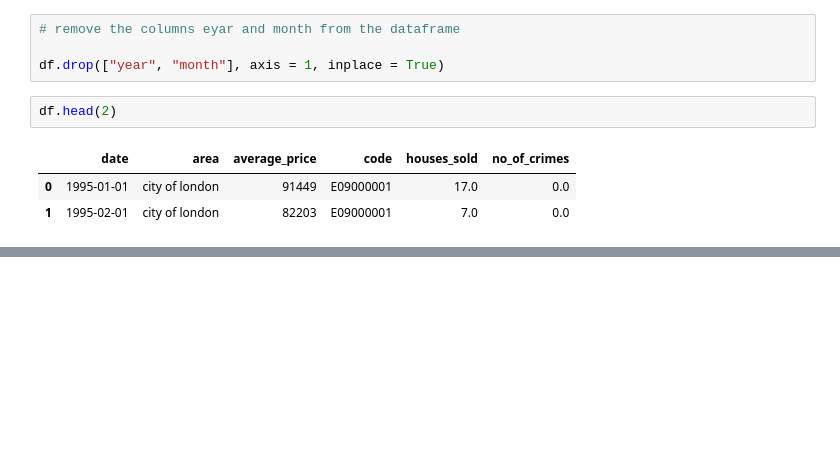
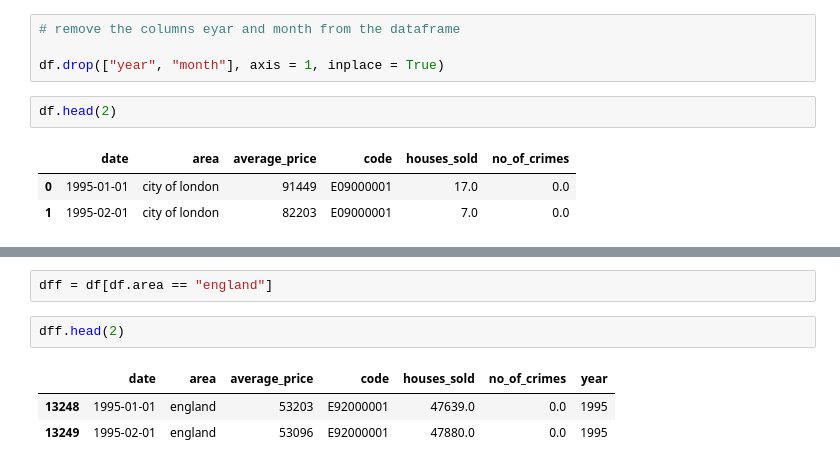
Before and after one commit to Tanay-Dwivedi/London-Housing-Data-Analysis, a Jupyter notebook: london_housing_data_analysis.ipynb, the cells around one changed output, grey strips where cells are left out. Drawn from its saved outputs; the diff is of its cells as text; blank space fills up the shorter version.

```diff
--- a/london_housing_data_analysis.ipynb
+++ b/london_housing_data_analysis.ipynb
@@ -157,0 +185,8 @@ df.head(2)
+# %%
+dff = df[df.area == "england"]
+# %%
+dff.head(2)
+# %% [output]
+|  | date | area | average_price | code | houses_sold | no_of_crimes | year |
+| 13248 | 1995-01-01 | england | 53203 | E92000001 | 47639.0 | 0.0 | 1995 |
+| 13249 | 1995-02-01 | england | 53096 | E92000001 | 47880.0 | 0.0 | 1995 |
```
Also changed, not shown: parts of 9 cells of this notebook.
